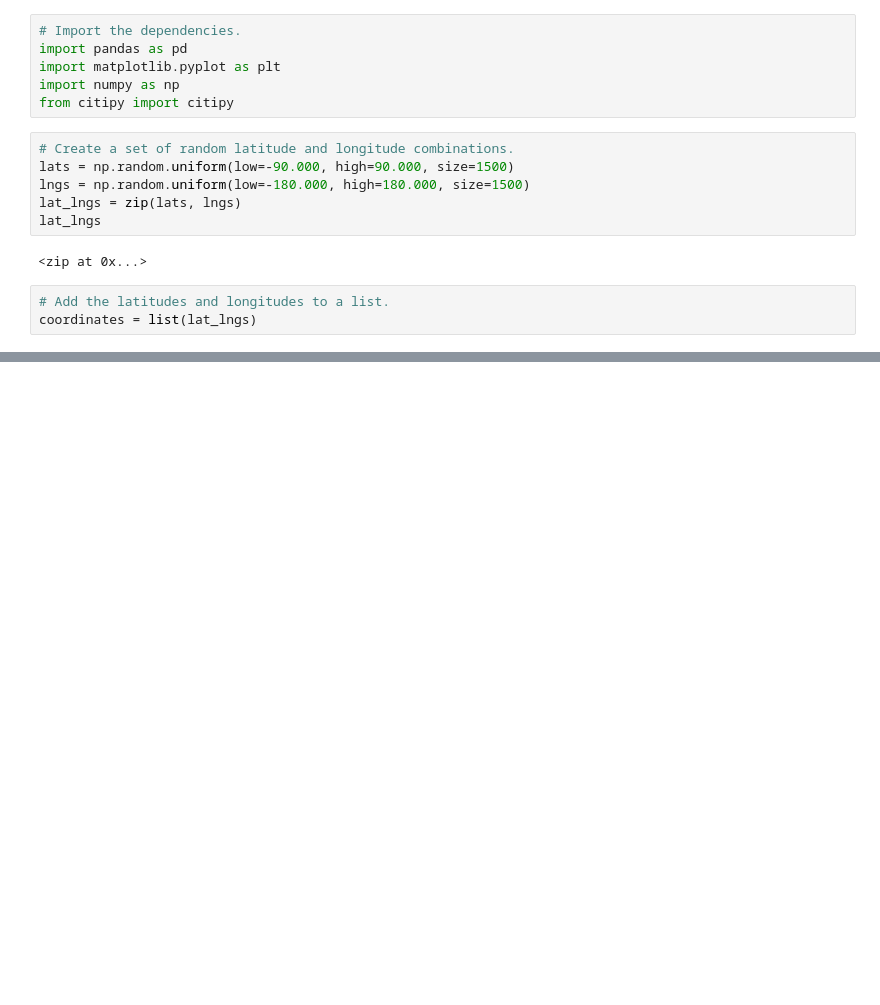
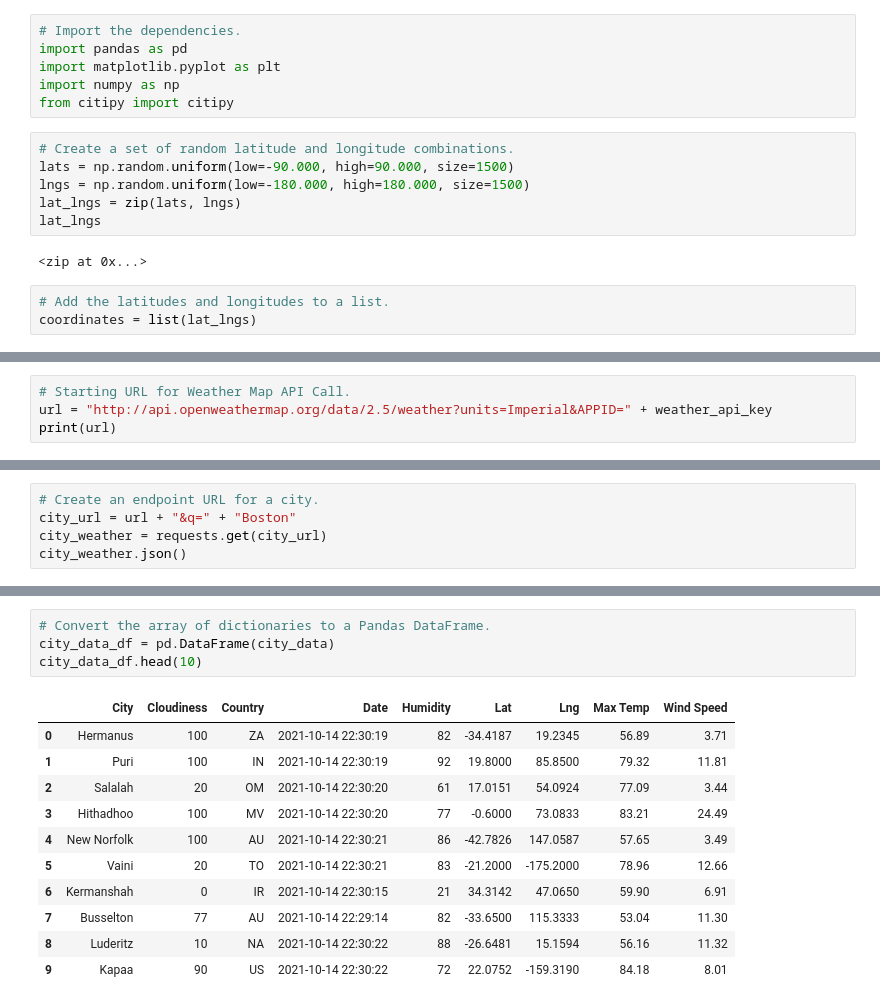
Before and after one commit to Francisco170594/World_Weather_Analysis, a Jupyter notebook: WeatherPy.ipynb, the cells around one changed output, grey strips where cells are left out. Cells and saved outputs as stored; diff of their text form; blank space fills up the shorter version.

Commit message:
Modified WeatherPy

```diff
--- a/WeatherPy.ipynb
+++ b/WeatherPy.ipynb
@@ -31,0 +36,4 @@ len(cities)
+# %%
+# Starting URL for Weather Map API Call.
+url = "http://api.openweathermap.org/data/2.5/weather?units=Imperial&APPID=" + weather_api_key
+print(url)
@@ -31,0 +107,5 @@ len(cities)
+# %%
+# Create an endpoint URL for a city.
+city_url = url + "&q=" + "Boston"
+city_weather = requests.get(city_url)
+city_weather.json()
@@ -31,0 +235,16 @@ len(cities)
+# %%
+# Convert the array of dictionaries to a Pandas DataFrame.
+city_data_df = pd.DataFrame(city_data)
+city_data_df.head(10)
+# %% [output]
+|  | City | Cloudiness | Country | Date | Humidity | Lat | Lng | Max Temp | Wind Speed |
+| 0 | Hermanus | 100 | ZA | 2021-10-14 22:30:19 | 82 | -34.4187 | 19.2345 | 56.89 | 3.71 |
+| 1 | Puri | 100 | IN | 2021-10-14 22:30:19 | 92 | 19.8000 | 85.8500 | 79.32 | 11.81 |
+| 2 | Salalah | 20 | OM | 2021-10-14 22:30:20 | 61 | 17.0151 | 54.0924 | 77.09 | 3.44 |
+| 3 | Hithadhoo | 100 | MV | 2021-10-14 22:30:20 | 77 | -0.6000 | 73.0833 | 83.21 | 24.49 |
+| 4 | New Norfolk | 100 | AU | 2021-10-14 22:30:21 | 86 | -42.7826 | 147.0587 | 57.65 | 3.49 |
+| 5 | Vaini | 20 | TO | 2021-10-14 22:30:21 | 83 | -21.2000 | -175.2000 | 78.96 | 12.66 |
+| 6 | Kermanshah | 0 | IR | 2021-10-14 22:30:15 | 21 | 34.3142 | 47.0650 | 59.90 | 6.91 |
+| 7 | Busselton | 77 | AU | 2021-10-14 22:29:14 | 82 | -33.6500 | 115.3333 | 53.04 | 11.30 |
+| 8 | Luderitz | 10 | NA | 2021-10-14 22:30:22 | 88 | -26.6481 | 15.1594 | 56.16 | 11.32 |
+| 9 | Kapaa | 90 | US | 2021-10-14 22:30:22 | 72 | 22.0752 | -159.3190 | 84.18 | 8.01 |
```
Also changed, not shown: parts of 17 cells of this notebook, 2 other files.
